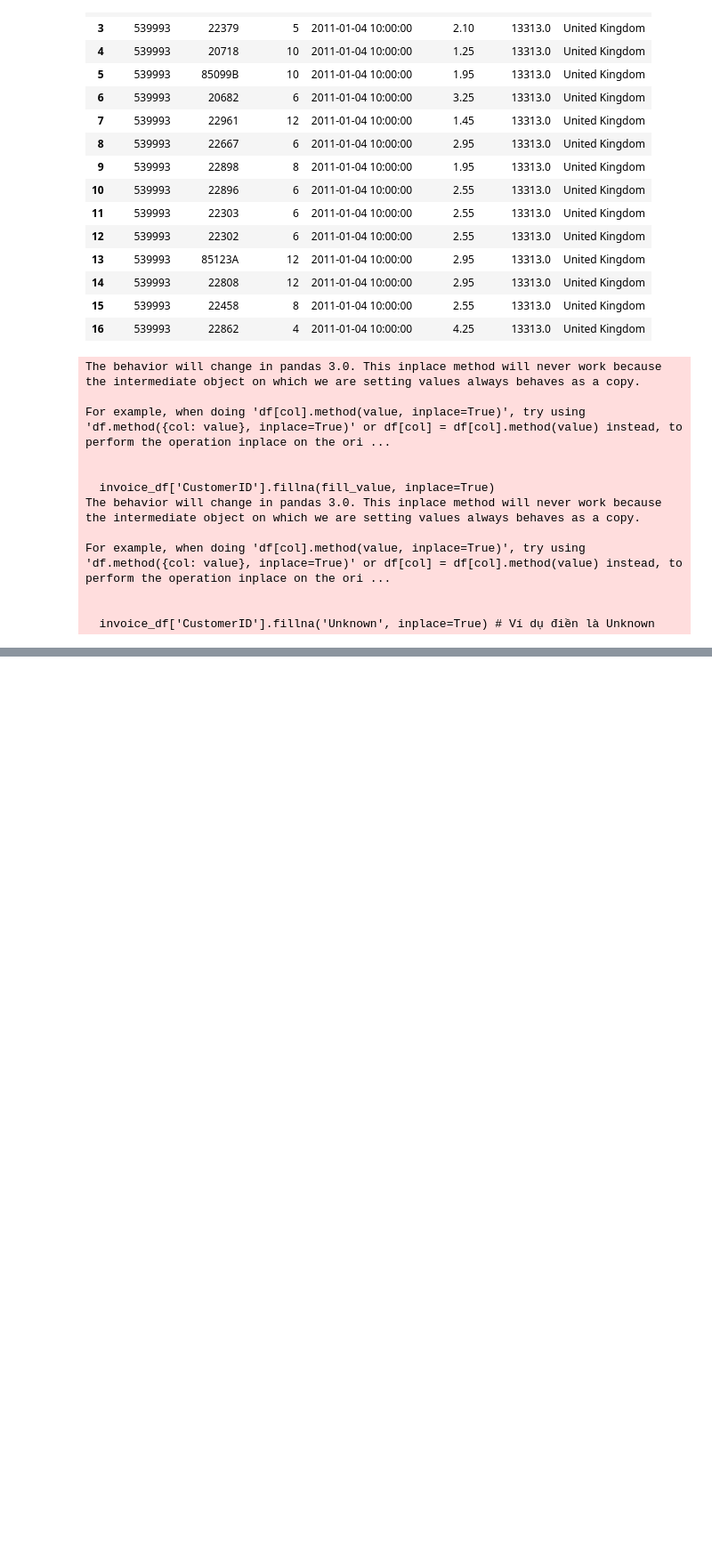
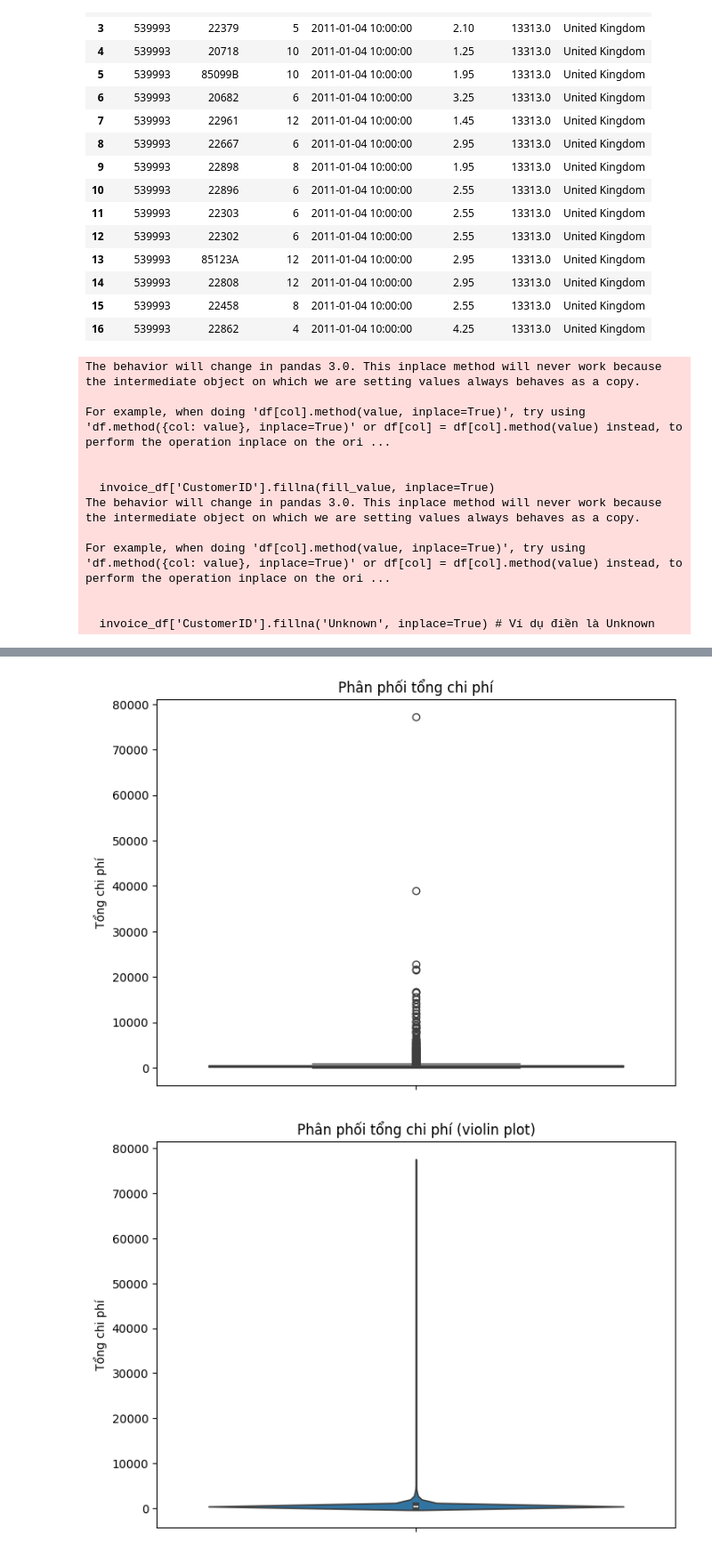
Before and after one commit to ntlong81/Python_TKT64, a Jupyter notebook: Lecture_7_project_RFM.ipynb, the cells around one changed output, grey strips where cells are left out. Shown at 89% size. Saved outputs shown, nothing was run; the diff lists cells and outputs as text; code cells hidden in the pictures; blank space fills up the shorter version.

```diff
--- a/Lecture_7_project_RFM.ipynb
+++ b/Lecture_7_project_RFM.ipynb
@@ -171,0 +231,16 @@ memory usage: 17.6+ MB
+# %%
+plt.figure(figsize=(8, 6))
+sns.boxplot(y=df_invoice['Cost'])
+plt.title('Phân phối tổng chi phí')
+plt.ylabel('Tổng chi phí')
+plt.show()
+
+# Hoặc sử dụng violin plot
+plt.figure(figsize=(8, 6))
+sns.violinplot(y=df_invoice['Cost'])
+plt.title('Phân phối tổng chi phí (violin plot)')
+plt.ylabel('Tổng chi phí')
+plt.show()
+# %% [output]
+[figure, added]
+[figure, added]
```
Also changed, not shown: parts of 19 cells of this notebook.
